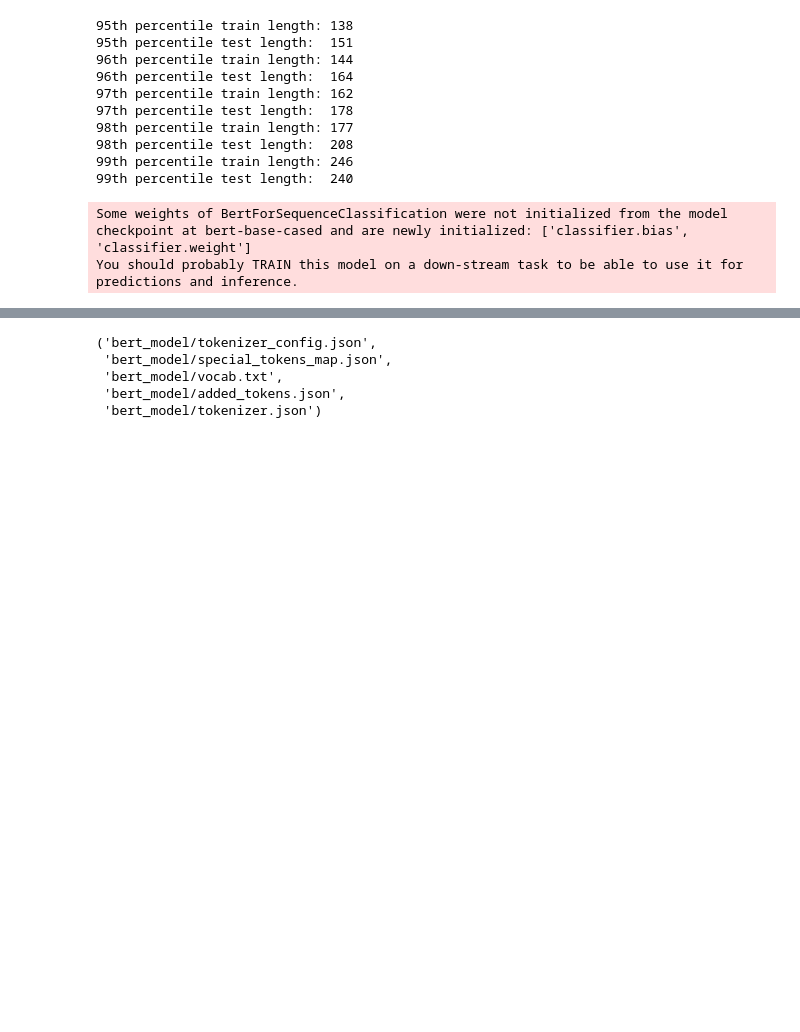
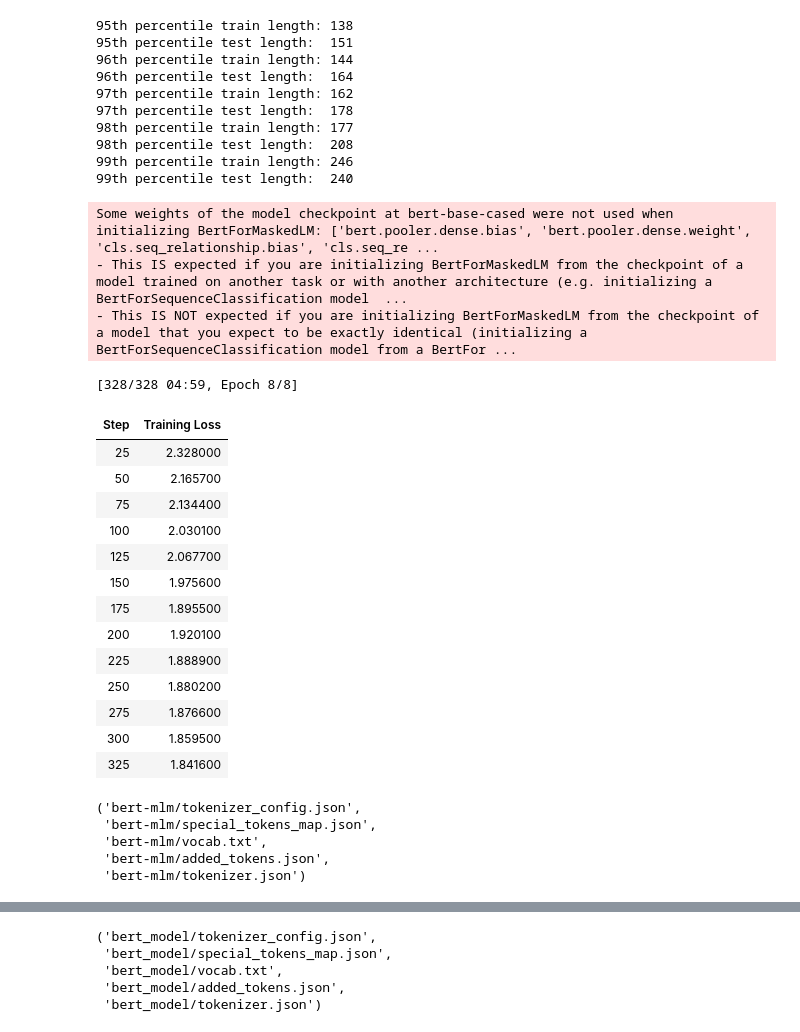
Before and after one commit to lemonjerome/cs180-project, a Jupyter notebook: cs180-project.ipynb, the cells around one changed output, grey strips where cells are left out. Drawn from its saved outputs; the diff is of its cells as text; code cells hidden in the pictures; blank space fills up the shorter version.

Commit message:
fix: model and device

```diff
--- a/cs180-project.ipynb
+++ b/cs180-project.ipynb
@@ -454,6 +465,12 @@ Use Pre-trained BERT then fine tune using training data.  Hyperparamters were ad
 # %%
 # ── 1) Device ──────────────────────────────────────────────────────────────────
 device = torch.device("mps" if torch.mps.is_available() else "cpu")
+
+# This initializes the accelerator manually before Trainer uses it
+accelerator = Accelerator()
+device = accelerator.device
+print("Accelerator device:", device)
+
 print("Using device:", device)
 
 
@@ -504,13 +522,68 @@ max_len = 175  # Set this to the maximum length you want to use
 
 # ── 2) Tokenizer & Model ───────────────────────────────────────────────────────
 PRETRAINED = "bert-base-cased"
-NUM_LABELS = len(train_df["label"].unique())
-
 tokenizer = AutoTokenizer.from_pretrained(PRETRAINED)
-model     = AutoModelForSequenceClassification.from_pretrained(
-    PRETRAINED,
-    num_labels=NUM_LABELS
-).to(device)
+mlm_model = AutoModelForMaskedLM.from_pretrained(PRETRAINED).to(device)
 # %% [output]
-Some weights of BertForSequenceClassification were not initialized from the model checkpoint at bert-base-cased and are newly initialized: ['classifier.bias', 'classifier.weight']
-You should probably TRAIN this model on a down-stream task to be able to use it for predictions and inference.
+Some weights of the model checkpoint at bert-base-cased were not used when initializing BertForMaskedLM: ['bert.pooler.dense.bias', 'bert.pooler.dense.weight', 'cls.seq_relationship.bias', 'cls.seq_re ...
+- This IS expected if you are initializing BertForMaskedLM from the checkpoint of a model trained on another task or with another architecture (e.g. initializing a BertForSequenceClassification model  ...
+- This IS NOT expected if you are initializing BertForMaskedLM from the checkpoint of a model that you expect to be exactly identical (initializing a BertForSequenceClassification model from a BertFor ...
+# %%
+# Convert to Hugging Face Dataset format
+texts = [{"text": txt} for txt in X_train.tolist()]
+dataset = HFDataset.from_list(texts)
+
+# Tokenize for MLM
+def tokenize_function(example):
+    return tokenizer(example["text"], truncation=True, padding="max_length", max_length=max_len)
+
+tokenized_dataset = dataset.map(tokenize_function, batched=True, remove_columns=["text"])
+
+# Data collator masks random tokens during training
+data_collator = DataCollatorForLanguageModeling(tokenizer=tokenizer, mlm=True, mlm_probability=0.15)
+
+# Set up training arguments
+training_args = TrainingArguments(
+    output_dir="./bert-mlm",              # ← Save location for adapted model
+    overwrite_output_dir=True,
+    num_train_epochs=8,
+    per_device_train_batch_size=32,
+    save_steps=500,
+    save_total_limit=2,
+    logging_steps=25,
+    prediction_loss_only=True
+)
+
+# Trainer for MLM
+trainer = Trainer(
+    model=mlm_model,
+    args=training_args,
+    train_dataset=tokenized_dataset,
+    data_collator=data_collator
+)
+
+# 🔁 Train and save the domain-adapted model
+trainer.train()
+mlm_model.save_pretrained("bert-mlm/")
+tokenizer.save_pretrained("bert-mlm/")  # ← Save tokenizer too
+# %% [output]
+[328/328 04:59, Epoch 8/8]
+| Step | Training Loss |
+| 25 | 2.328000 |
+| 50 | 2.165700 |
+| 75 | 2.134400 |
+| 100 | 2.030100 |
+| 125 | 2.067700 |
+| 150 | 1.975600 |
+| 175 | 1.895500 |
+| 200 | 1.920100 |
+| 225 | 1.888900 |
+| 250 | 1.880200 |
+| 275 | 1.876600 |
+| 300 | 1.859500 |
+| 325 | 1.841600 |
+('bert-mlm/tokenizer_config.json',
+ 'bert-mlm/special_tokens_map.json',
+ 'bert-mlm/vocab.txt',
+ 'bert-mlm/added_tokens.json',
+ 'bert-mlm/tokenizer.json')
```
Also changed, not shown: parts of 9 cells of this notebook, 33 other files.
